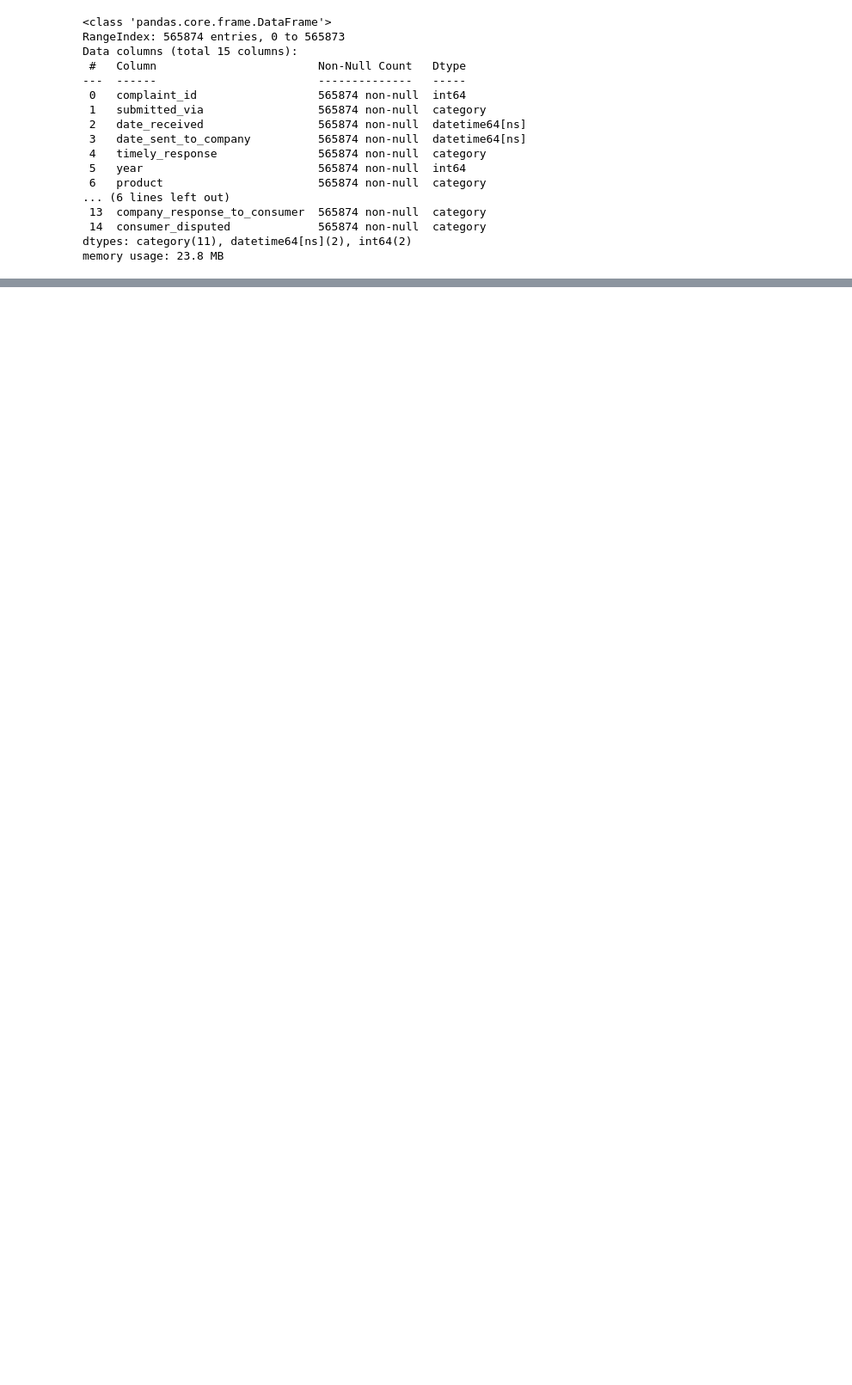
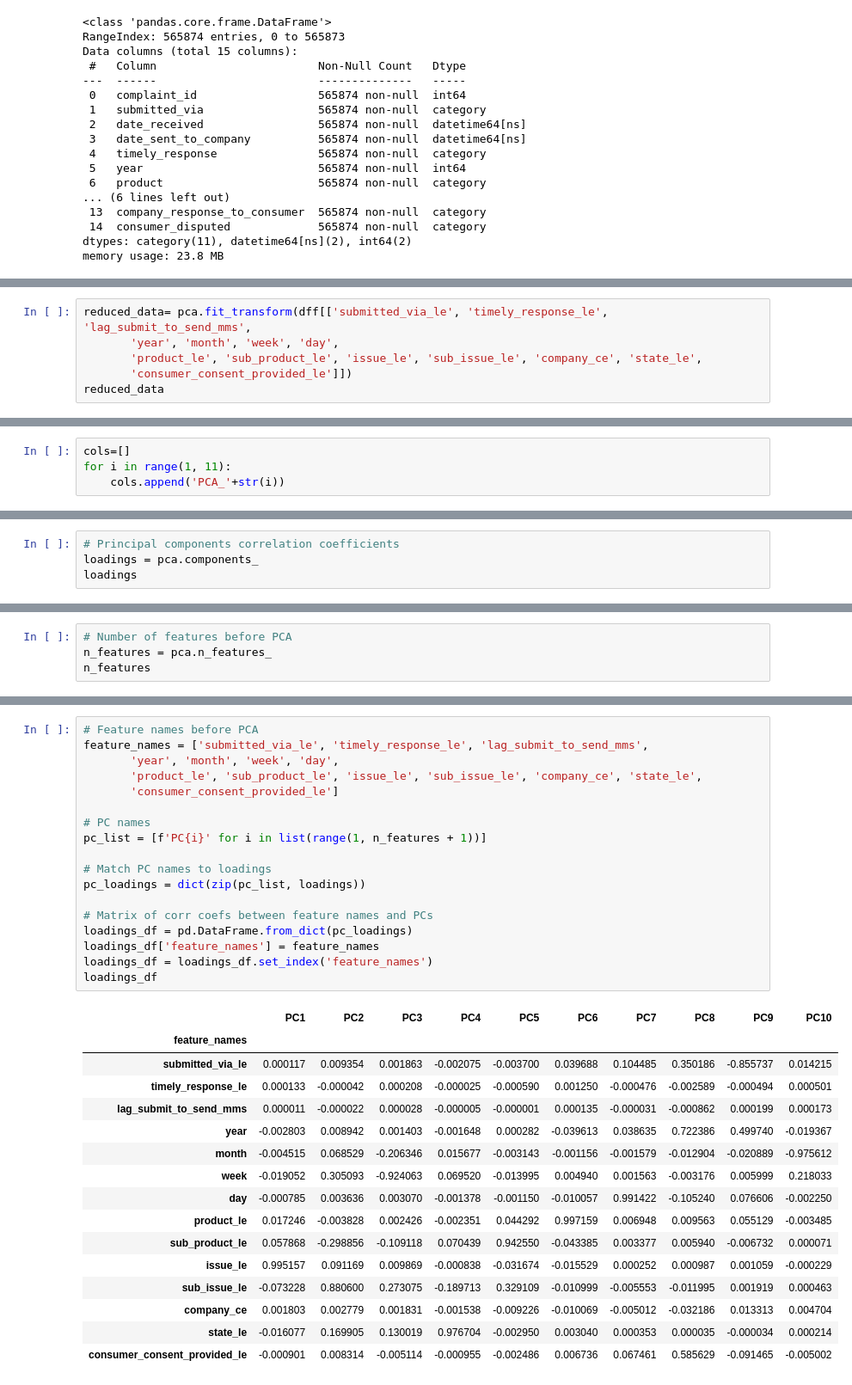
Before and after one commit to skwolvie/data245ML, a Jupyter notebook: DataTransformation.ipynb, the cells around one changed output, grey strips where cells are left out. Shown at 86% size. Saved outputs shown, nothing was run; the diff lists cells and outputs as text; blank space fills up the shorter version.

```diff
--- a/DataTransformation.ipynb
+++ b/DataTransformation.ipynb
@@ -71,0 +876,6 @@ memory usage: 23.8 MB
+# %%
+reduced_data= pca.fit_transform(dff[['submitted_via_le', 'timely_response_le', 'lag_submit_to_send_mms',
+       'year', 'month', 'week', 'day',
+       'product_le', 'sub_product_le', 'issue_le', 'sub_issue_le', 'company_ce', 'state_le',
+       'consumer_consent_provided_le']])
+reduced_data
@@ -71,0 +896,4 @@ memory usage: 23.8 MB
+# %%
+cols=[]
+for i in range(1, 11):
+    cols.append('PCA_'+str(i))
@@ -71,0 +917,4 @@ memory usage: 23.8 MB
+# %%
+# Principal components correlation coefficients
+loadings = pca.components_
+loadings
@@ -71,0 +939,4 @@ memory usage: 23.8 MB
+# %%
+# Number of features before PCA
+n_features = pca.n_features_
+n_features
@@ -71,0 +945,35 @@ memory usage: 23.8 MB
+# %%
+# Feature names before PCA
+feature_names = ['submitted_via_le', 'timely_response_le', 'lag_submit_to_send_mms',
+       'year', 'month', 'week', 'day',
+       'product_le', 'sub_product_le', 'issue_le', 'sub_issue_le', 'company_ce', 'state_le',
+       'consumer_consent_provided_le']
+
+# PC names
+pc_list = [f'PC{i}' for i in list(range(1, n_features + 1))]
+
+# Match PC names to loadings
+pc_loadings = dict(zip(pc_list, loadings))
+
+# Matrix of corr coefs between feature names and PCs
+loadings_df = pd.DataFrame.from_dict(pc_loadings)
+loadings_df['feature_names'] = feature_names
+loadings_df = loadings_df.set_index('feature_names')
+loadings_df
+# %% [output]
+|  | PC1 | PC2 | PC3 | PC4 | PC5 | PC6 | PC7 | PC8 | PC9 | PC10 |
+| feature_names |  |  |  |  |  |  |  |  |  |  |
+| submitted_via_le | 0.000117 | 0.009354 | 0.001863 | -0.002075 | -0.003700 | 0.039688 | 0.104485 | 0.350186 | -0.855737 | 0.014215 |
+| timely_response_le | 0.000133 | -0.000042 | 0.000208 | -0.000025 | -0.000590 | 0.001250 | -0.000476 | -0.002589 | -0.000494 | 0.000501 |
+| lag_submit_to_send_mms | 0.000011 | -0.000022 | 0.000028 | -0.000005 | -0.000001 | 0.000135 | -0.000031 | -0.000862 | 0.000199 | 0.000173 |
+| year | -0.002803 | 0.008942 | 0.001403 | -0.001648 | 0.000282 | -0.039613 | 0.038635 | 0.722386 | 0.499740 | -0.019367 |
+| month | -0.004515 | 0.068529 | -0.206346 | 0.015677 | -0.003143 | -0.001156 | -0.001579 | -0.012904 | -0.020889 | -0.975612 |
+| week | -0.019052 | 0.305093 | -0.924063 | 0.069520 | -0.013995 | 0.004940 | 0.001563 | -0.003176 | 0.005999 | 0.218033 |
+| day | -0.000785 | 0.003636 | 0.003070 | -0.001378 | -0.001150 | -0.010057 | 0.991422 | -0.105240 | 0.076606 | -0.002250 |
+| product_le | 0.017246 | -0.003828 | 0.002426 | -0.002351 | 0.044292 | 0.997159 | 0.006948 | 0.009563 | 0.055129 | -0.003485 |
+| sub_product_le | 0.057868 | -0.298856 | -0.109118 | 0.070439 | 0.942550 | -0.043385 | 0.003377 | 0.005940 | -0.006732 | 0.000071 |
+| issue_le | 0.995157 | 0.091169 | 0.009869 | -0.000838 | -0.031674 | -0.015529 | 0.000252 | 0.000987 | 0.001059 | -0.000229 |
+| sub_issue_le | -0.073228 | 0.880600 | 0.273075 | -0.189713 | 0.329109 | -0.010999 | -0.005553 | -0.011995 | 0.001919 | 0.000463 |
+| company_ce | 0.001803 | 0.002779 | 0.001831 | -0.001538 | -0.009226 | -0.010069 | -0.005012 | -0.032186 | 0.013313 | 0.004704 |
+| state_le | -0.016077 | 0.169905 | 0.130019 | 0.976704 | -0.002950 | 0.003040 | 0.000353 | 0.000035 | -0.000034 | 0.000214 |
+| consumer_consent_provided_le | -0.000901 | 0.008314 | -0.005114 | -0.000955 | -0.002486 | 0.006736 | 0.067461 | 0.585629 | -0.091465 | -0.005002 |
```
Also changed, not shown: parts of 66 cells of this notebook, 1 other file.
